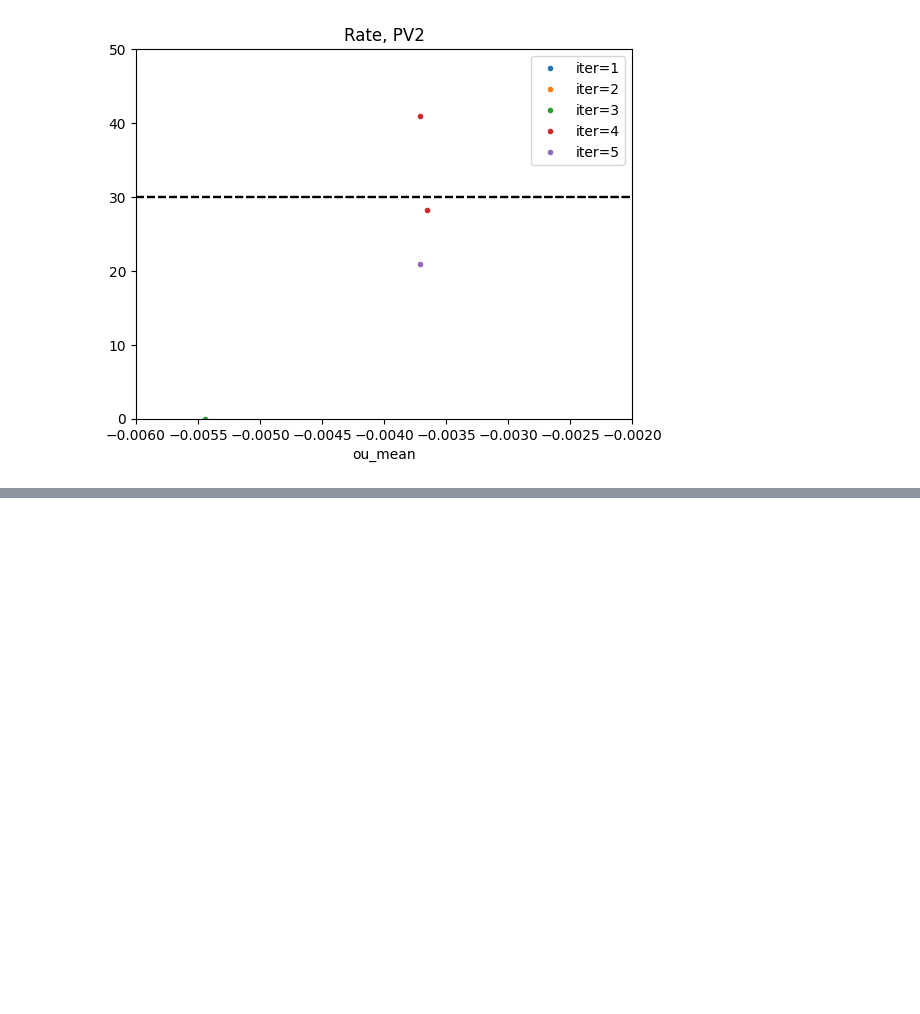
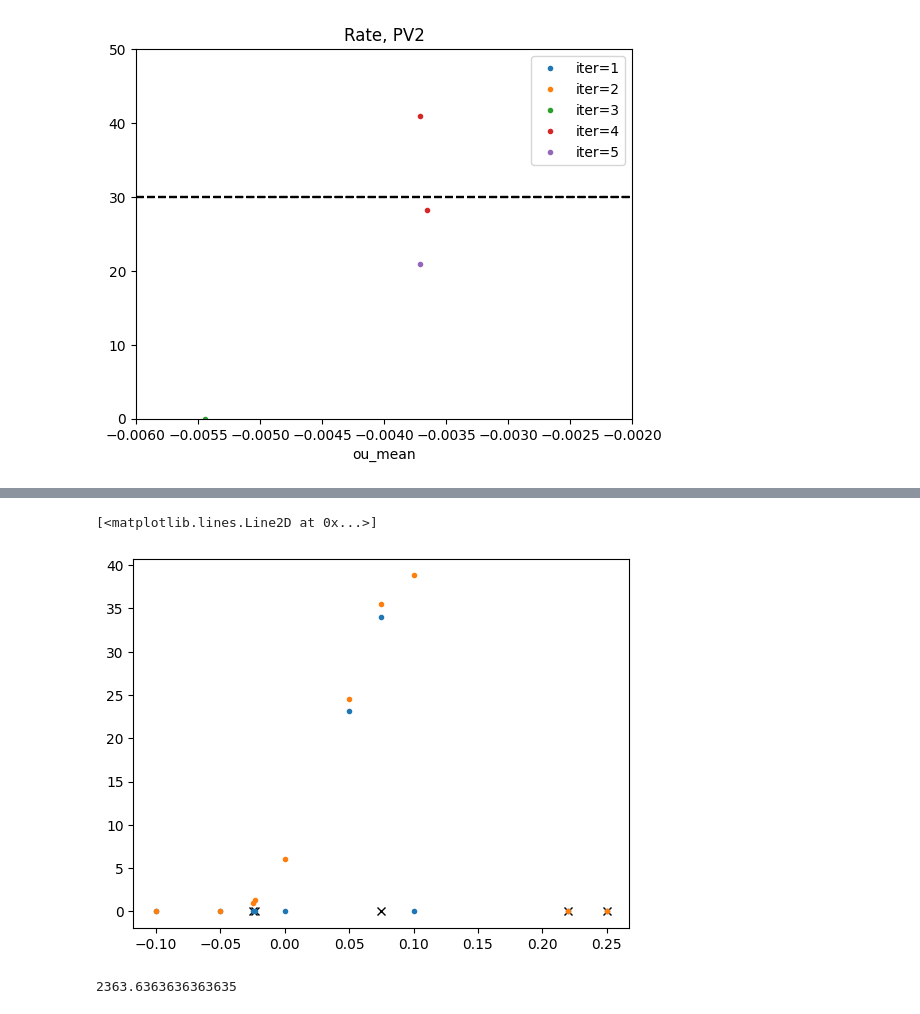
Before and after one commit to niknovikov19/model_tuner, a Jupyter notebook: proto/oumean_range_search/explore_results.ipynb, the cells around one changed output, grey strips where cells are left out. Saved outputs shown, nothing was run; the diff lists cells and outputs as text; code cells hidden in the pictures; blank space fills up the shorter version.

```diff
--- a/proto/oumean_range_search/explore_results.ipynb
+++ b/proto/oumean_range_search/explore_results.ipynb
@@ -76,0 +123,28 @@ os.path.join('segsg', 'ggggg')
+# %%
+pop = 'VIP2'
+#pop = 'CT6'
+
+range_tuner = range_tuners[2]
+
+f = range_tuner._finders[pop]
+
+idx = np.argsort(f._X)
+x = np.asarray(f._X)[idx]
+f1 = np.asarray(f._F1)[idx]
+f2 = np.asarray(f._F2)[idx]
+l = np.asarray(f._L)[idx]
+
+x_ = range_tuner._ou_mean_vals[pop]
+
+plt.figure()
+plt.plot(x_, 0 * x_, 'kx')#, markersize=12)
+plt.plot(x[idx], f1[idx], '.')
+plt.plot(x[idx], f2[idx], '.')
+#plt.xlim(-0.025, 0.01)
+# %% [output]
+[<matplotlib.lines.Line2D at 0x...>]
+[figure, added]
+# %%
+2500 * 26 / 27.5
+# %% [output]
+2363.6363636363635
```
Also changed, not shown: parts of 6 cells of this notebook, 5 other files.
